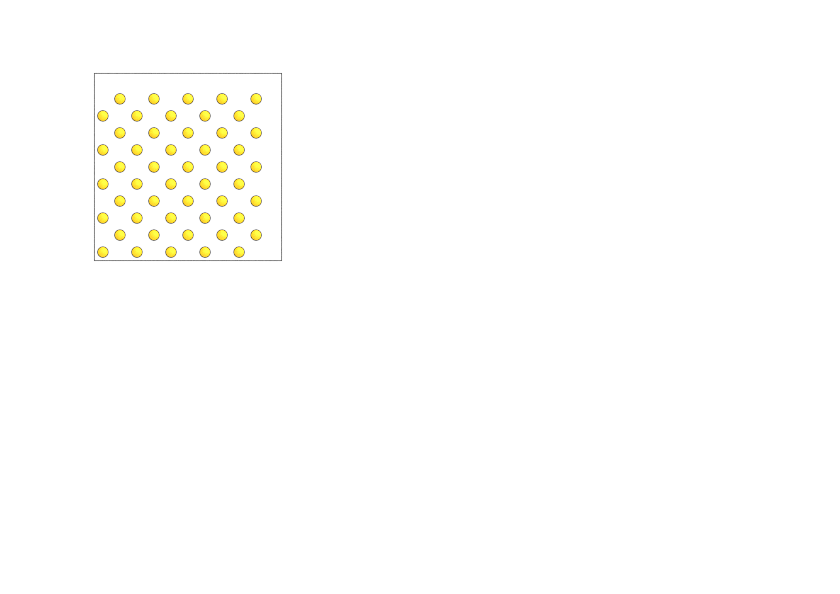
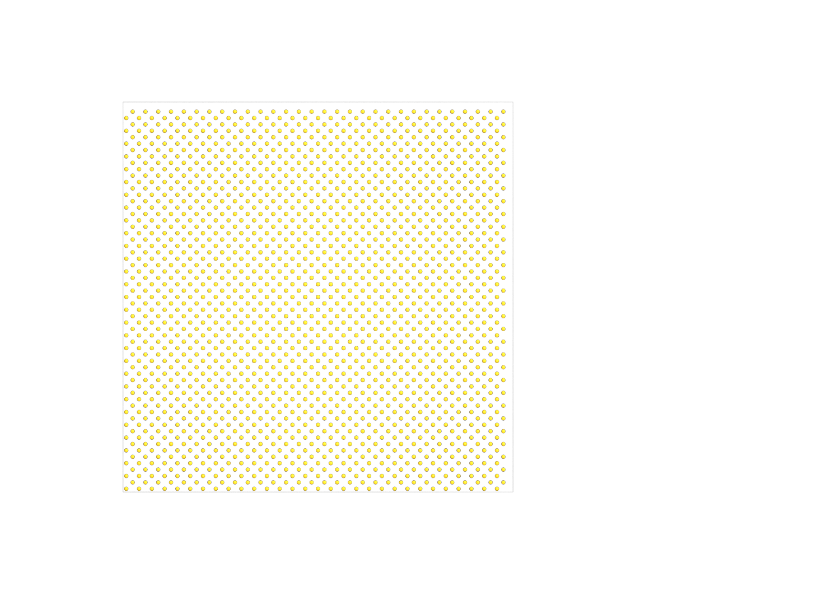
Before and after one commit to xianyang316/Hyperuniformity_simulation, a Jupyter notebook: code/md_2d_sphere.ipynb, the cells around one changed output. Cells and saved outputs as stored; diff of their text form; code cells hidden in the pictures; blank space fills up the shorter version.

```diff
--- a/code/md_2d_sphere.ipynb
+++ b/code/md_2d_sphere.ipynb
@@ -26,7 +26,7 @@ integrator.methods.append(nvt)
 
 # set initial conditions--generate particle in a KxKxK 3D box
 
-m = 5 # m = number of unit cell in each axis
+m = 30 # m = number of unit cell in each axis
 N_lattices = m**2 #number of lattices in 2d
 N_particles = 2*N_lattices # since we assume 2 particles per unit cell for FCC in 2D
 a = 1.8 #lattice constant
@@ -58,12 +58,12 @@ frame.particles.types = ['A']
 # %%
 import importlib
 import render_2D
 importlib.reload(render_2D)
 device = fresnel.Device()
-render = render_2D.render(frame, device, 300, 300)
+render = render_2D.render(frame, device, 1000, 1000)
 render.get_image()
 # %% [output]
-[figure, old version]
+[figure, new version]
 # %%
 with gsd.hoomd.open(name='lattice.gsd', mode='a') as f:
     f.append(frame)
```
Also changed, not shown: parts of 4 cells of this notebook.
